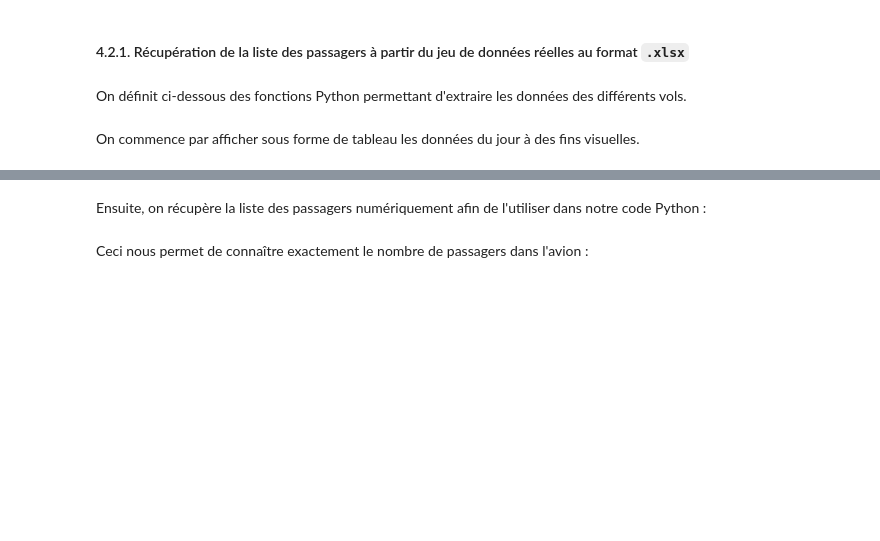
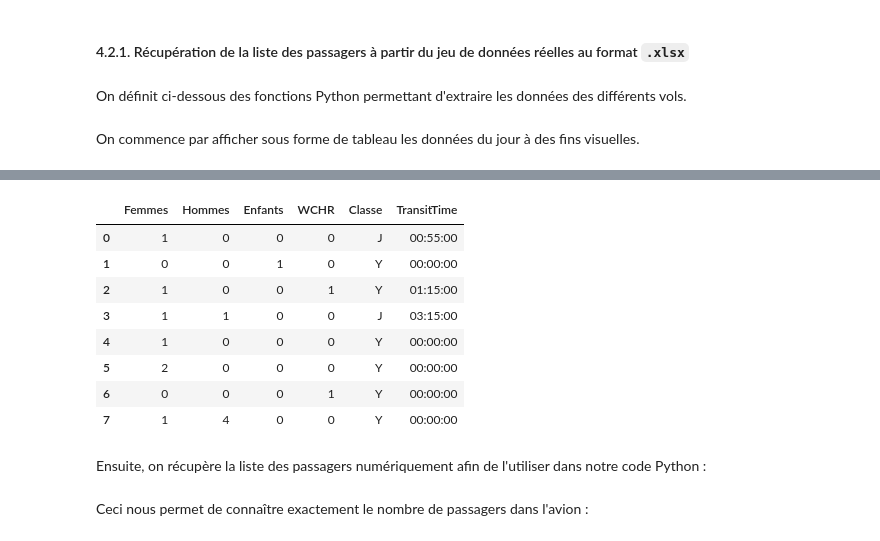
Before and after one commit to tonywu71/AirFrance-Seating-Optimization, a Jupyter notebook: Placement_des_Passagers.ipynb, the cells around one changed output, grey strips where cells are left out. Cells and saved outputs as stored; diff of their text form; code cells hidden in the pictures; blank space fills up the shorter version.

```diff
--- a/Placement_des_Passagers.ipynb
+++ b/Placement_des_Passagers.ipynb
@@ -465,6 +460,18 @@ df # Affichage
 | 87 | 0 | 1 | 2 | 0 | Y | 00:00:00 |
 | 88 | 0 | 1 | 2 | 0 | Y | 00:00:00 |
 89 rows × 6 columns
+# %%
+df_test = df[df.Femmes + df.]
+# %% [output]
+|  | Femmes | Hommes | Enfants | WCHR | Classe | TransitTime |
+| 0 | 1 | 0 | 0 | 0 | J | 00:55:00 |
+| 1 | 0 | 0 | 1 | 0 | Y | 00:00:00 |
+| 2 | 1 | 0 | 0 | 1 | Y | 01:15:00 |
+| 3 | 1 | 1 | 0 | 0 | J | 03:15:00 |
+| 4 | 1 | 0 | 0 | 0 | Y | 00:00:00 |
+| 5 | 2 | 0 | 0 | 0 | Y | 00:00:00 |
+| 6 | 0 | 0 | 0 | 1 | Y | 00:00:00 |
+| 7 | 1 | 4 | 0 | 0 | Y | 00:00:00 |
 # %% [markdown]
 Ensuite, on récupère la liste des passagers numériquement afin de l'utiliser dans notre code Python :
 # %%
```
Also changed, not shown: parts of 10 cells of this notebook, 1 other file.
